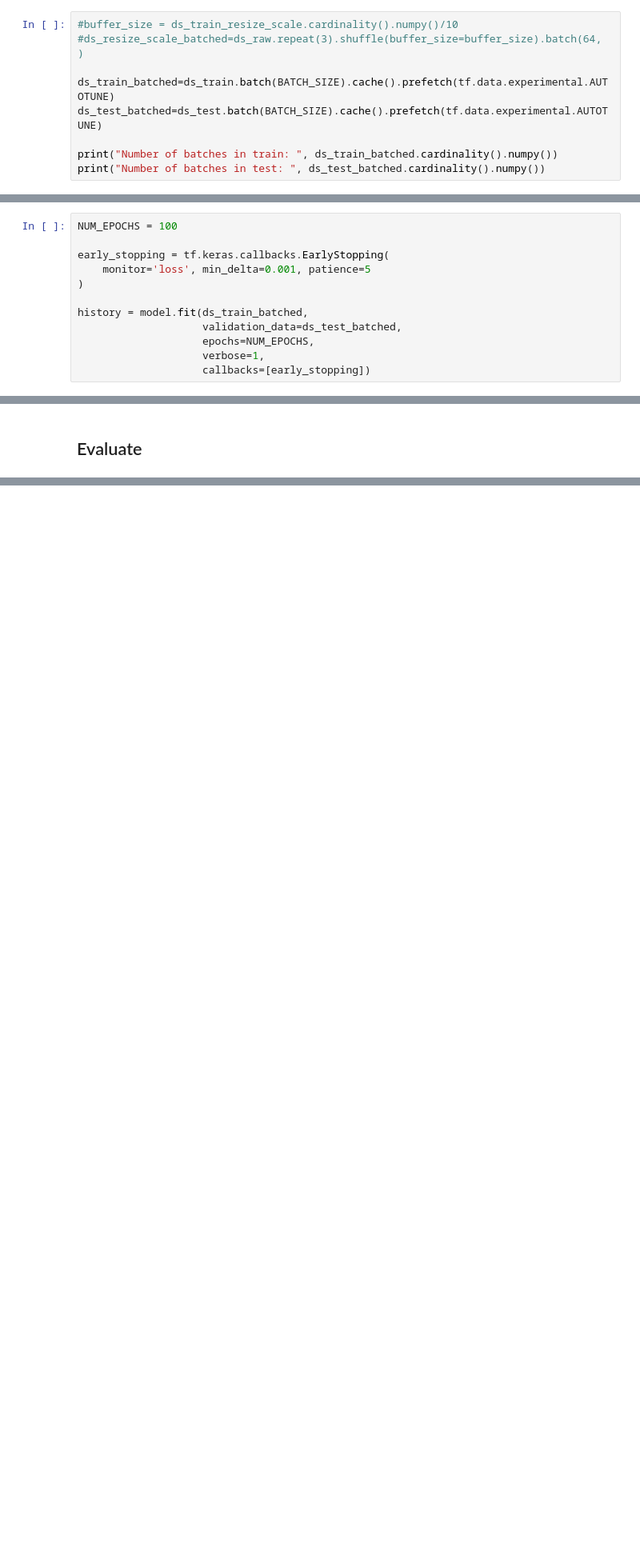
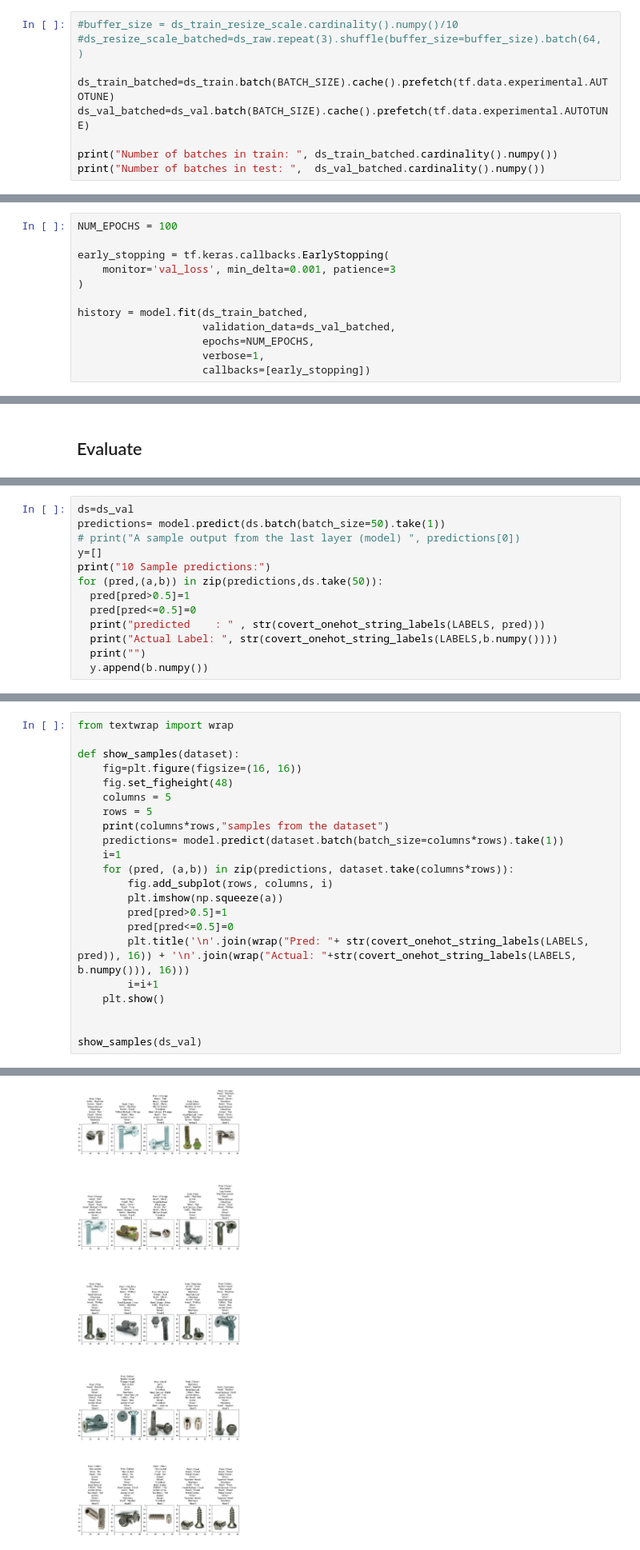
Before and after one commit to RyutaroInatsu/ImageAnnotationChallenge, a Jupyter notebook: notebooks/ImageAnnotationChallenge.ipynb, the cells around one changed output, grey strips where cells are left out. Shown at 80% size. Saved outputs shown, nothing was run; the diff lists cells and outputs as text; blank space fills up the shorter version.

```diff
--- a/notebooks/ImageAnnotationChallenge.ipynb
+++ b/notebooks/ImageAnnotationChallenge.ipynb
@@ -467,10 +427,10 @@ show_samples(ds_test)
 #ds_resize_scale_batched=ds_raw.repeat(3).shuffle(buffer_size=buffer_size).batch(64, )
 
 ds_train_batched=ds_train.batch(BATCH_SIZE).cache().prefetch(tf.data.experimental.AUTOTUNE)
-ds_test_batched=ds_test.batch(BATCH_SIZE).cache().prefetch(tf.data.experimental.AUTOTUNE)
+ds_val_batched=ds_val.batch(BATCH_SIZE).cache().prefetch(tf.data.experimental.AUTOTUNE)
 
 print("Number of batches in train: ", ds_train_batched.cardinality().numpy())
-print("Number of batches in test: ", ds_test_batched.cardinality().numpy())
+print("Number of batches in test: ",  ds_val_batched.cardinality().numpy())
 # %% [output]
 Number of batches in train:  48
 Number of batches in test:  12
@@ -579,11 +541,11 @@ _________________________________________________________________
 NUM_EPOCHS = 100
 
 early_stopping = tf.keras.callbacks.EarlyStopping(
-    monitor='loss', min_delta=0.001, patience=5
+    monitor='val_loss', min_delta=0.001, patience=3
 )
 
 history = model.fit(ds_train_batched,
-                    validation_data=ds_test_batched,
+                    validation_data=ds_val_batched,
                     epochs=NUM_EPOCHS,
                     verbose=1,
                     callbacks=[early_stopping])
@@ -609,0 +578,13 @@ Epoch 100/100
+# %%
+ds=ds_val
+predictions= model.predict(ds.batch(batch_size=50).take(1))
+# print("A sample output from the last layer (model) ", predictions[0])
+y=[]
+print("10 Sample predictions:")
+for (pred,(a,b)) in zip(predictions,ds.take(50)):
+  pred[pred>0.5]=1
+  pred[pred<=0.5]=0
+  print("predicted    : " , str(covert_onehot_string_labels(LABELS, pred)))
+  print("Actual Label: ", str(covert_onehot_string_labels(LABELS,b.numpy())))
+  print("")
+  y.append(b.numpy())
@@ -609,0 +609,23 @@ Epoch 100/100
+# %%
+from textwrap import wrap
+
+def show_samples(dataset):
+    fig=plt.figure(figsize=(16, 16))
+    fig.set_figheight(48)
+    columns = 5
+    rows = 5
+    print(columns*rows,"samples from the dataset")
+    predictions= model.predict(dataset.batch(batch_size=columns*rows).take(1))
+    i=1
+    for (pred, (a,b)) in zip(predictions, dataset.take(columns*rows)):
+        fig.add_subplot(rows, columns, i)
+        plt.imshow(np.squeeze(a))
+        pred[pred>0.5]=1
+        pred[pred<=0.5]=0
+        plt.title('\n'.join(wrap("Pred: "+ str(covert_onehot_string_labels(LABELS, pred)), 16)) + '\n'.join(wrap("Actual: "+str(covert_onehot_string_labels(LABELS, b.numpy())), 16)))
+        i=i+1
+    plt.show()
+
+
+show_samples(ds_val)
+# %% [output]
@@ -609,0 +633 @@ Epoch 100/100
+[figure, added]
```
Also changed, not shown: parts of 53 cells of this notebook.
